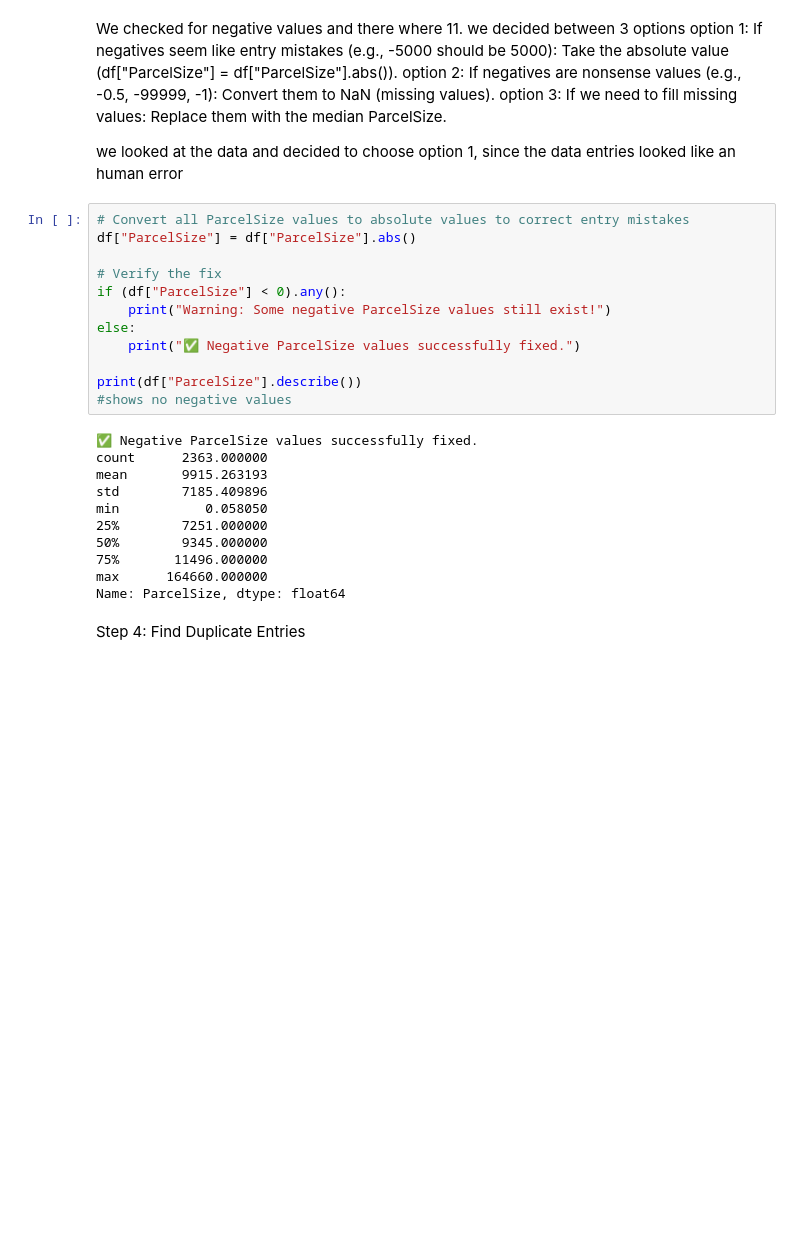
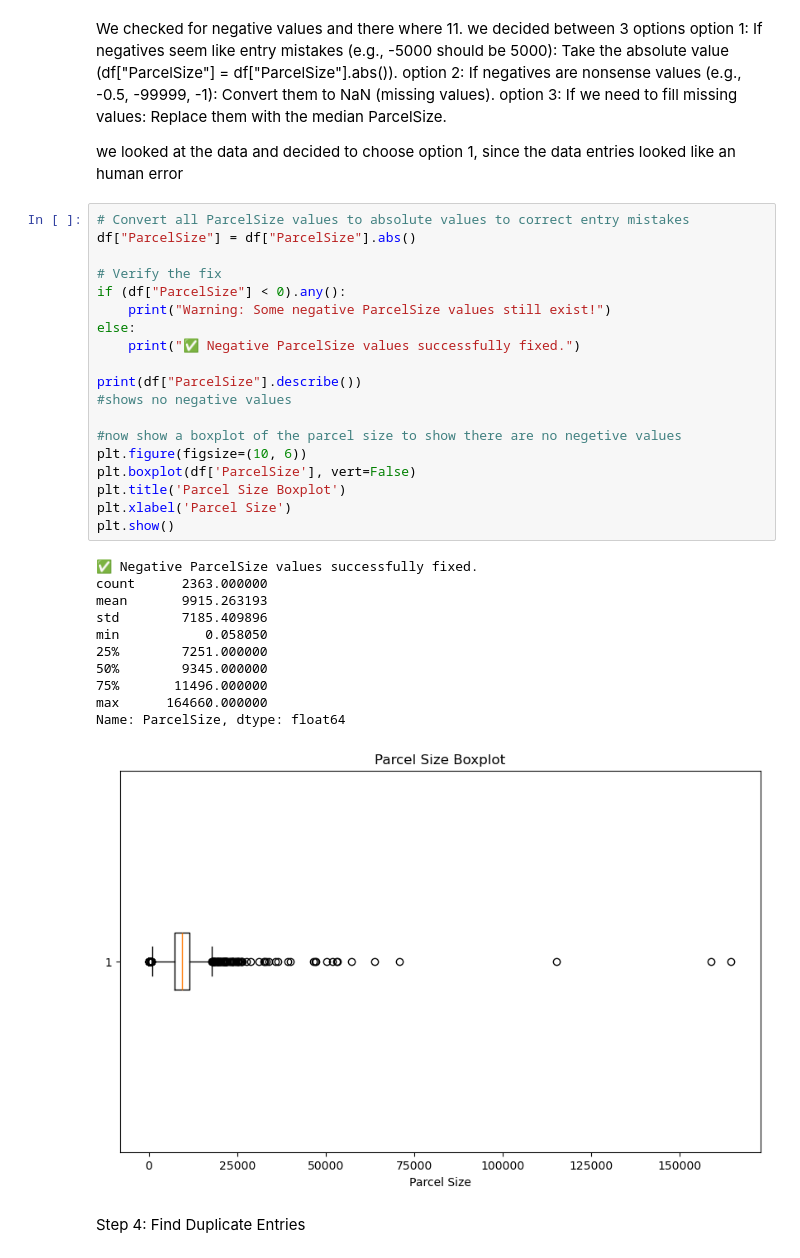
Before and after one commit to PatBaruch/DDD, a Jupyter notebook: preData.ipynb, the cells around one changed output. Cells and saved outputs as stored; diff of their text form; blank space fills up the shorter version.

```diff
--- a/preData.ipynb
+++ b/preData.ipynb
@@ -165,26 +278,34 @@ we looked at the data and decided to choose option 1, since the data entries loo
 # %%
 # Convert all ParcelSize values to absolute values to correct entry mistakes
 df["ParcelSize"] = df["ParcelSize"].abs()
 
 # Verify the fix
 if (df["ParcelSize"] < 0).any():
     print("Warning: Some negative ParcelSize values still exist!")
 else:
     print("✅ Negative ParcelSize values successfully fixed.")
 
 print(df["ParcelSize"].describe())
 #shows no negative values
+
+#now show a boxplot of the parcel size to show there are no negetive values
+plt.figure(figsize=(10, 6))
+plt.boxplot(df['ParcelSize'], vert=False)
+plt.title('Parcel Size Boxplot')
+plt.xlabel('Parcel Size')
+plt.show()
 # %% [output]
 ✅ Negative ParcelSize values successfully fixed.
 count      2363.000000
 mean       9915.263193
 std        7185.409896
 min           0.058050
 25%        7251.000000
 50%        9345.000000
 75%       11496.000000
 max      164660.000000
 Name: ParcelSize, dtype: float64
+[figure, added]
 # %% [markdown]
 Step 4: Find Duplicate Entries
 # %%
```
Also changed, not shown: parts of 23 cells of this notebook.
